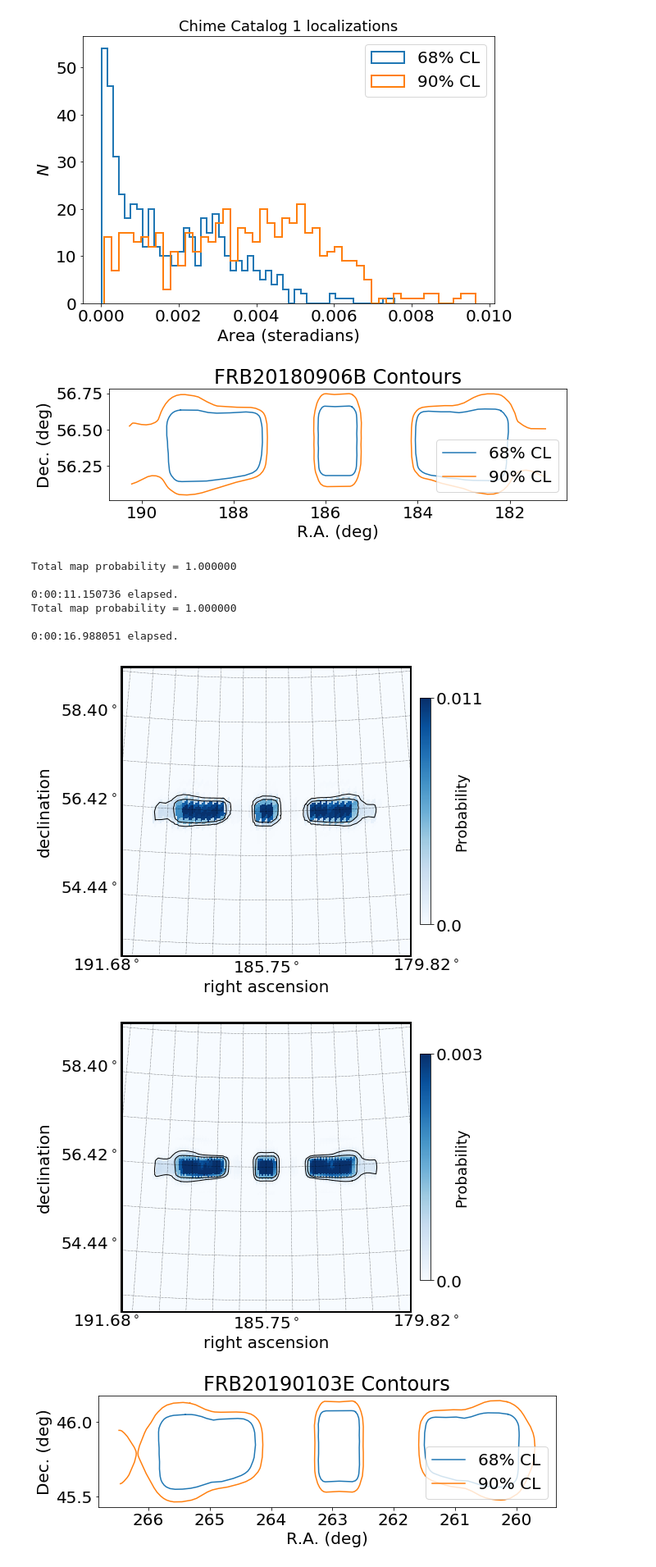
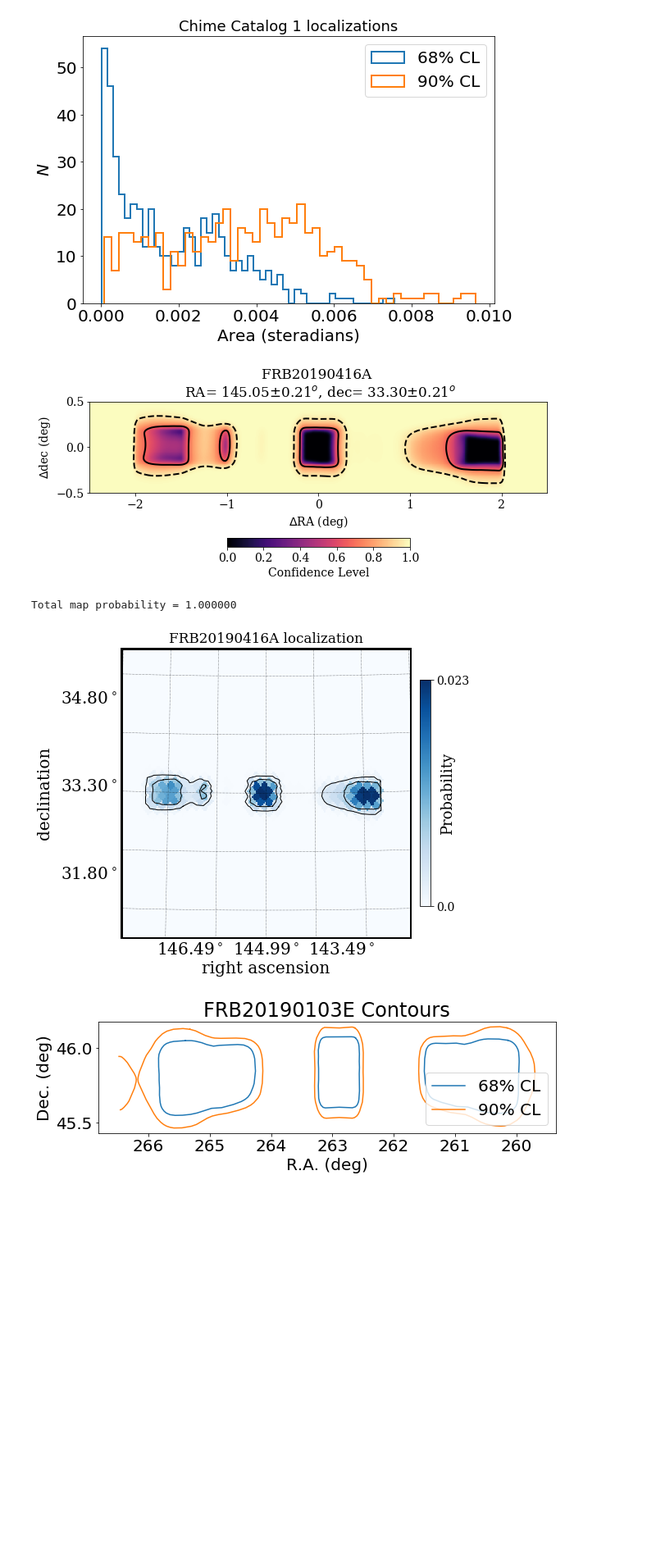
Before and after one commit to jessiethw/FRB, a Jupyter notebook: localizations.ipynb, the cells around one changed output. Shown at 82% size. Saved outputs shown, nothing was run; the diff lists cells and outputs as text; code cells hidden in the pictures; blank space fills up the shorter version.

```diff
--- a/localizations.ipynb
+++ b/localizations.ipynb
@@ -508,7 +505,7 @@ index=np.where(tns_name==np.asarray(new_localizations['tns_name']))[0][0]
 frb = dat_loc + tns_name+'_localization.h5'
 f = h5.File(frb, 'r')
 
-def make_healpix_mapping(f, new_nside=512, use_msk=True):
+def make_healpix_mapping(f, reso=2., new_nside=512, use_msk=True, title=''):
     ra = np.radians(f['/'].attrs['ra'])
     dec = np.radians(f['/'].attrs['dec'])
 
@@ -531,29 +528,22 @@ def make_healpix_mapping(f, new_nside=512, use_msk=True):
 
     print('Total map probability = %.6f'%frb_probs.sum())
     if use_msk==True:
-        plot_zoom(frb_probs, ra, dec, reso=new_localizations['ra_unc'][index]/2, CL=new_CL)
+        plot_zoom(frb_probs, ra, dec, reso=reso, CL=new_CL, title=title)
     else:
-        plot_zoom(frb_probs, ra, dec, reso=new_localizations['ra_unc'][index]/2)
+        plot_zoom(frb_probs, ra, dec, reso=reso/2, title=title)
 
 #make_healpix_mapping(f, new_nside=256)
 # %%
-f2=h5.File(samp_f[0],'r')
-#show_localizations(f2)
-show_contours(f2)
-with(time('healpix map, %s, nside=512'%samp_f[0][len(dat_loc):])):
-    make_healpix_mapping(f2, new_nside=512)
-with(time('healpix map, %s, nside=1024'%samp_f[0][len(dat_loc):])):
-    make_healpix_mapping(f2, new_nside=1024)
+f2 = h5.File(dat_loc+'FRB20190416A_localization.h5','r')
+show_localizations(f2)
+#show_contours(f2)
+#with(time('healpix map, %s, nside=512'%samp_f[0][len(dat_loc):])):
+#    make_healpix_mapping(f2, new_nside=512)
+make_healpix_mapping(f2, reso=1.5, title='FRB20190416A localization')
 # %% [output]
-[figure, old version]
+[figure, new version]
 Total map probability = 1.000000
-
-0:00:11.150736 elapsed.
-Total map probability = 1.000000
-
-0:00:16.988051 elapsed.
-[figure, old version]
+[figure, new version]
-[figure, removed]
 # %%
 f2=h5.File(samp_f[1],'r')
 #show_localizations(f2)
```
Also changed, not shown: parts of 6 cells of this notebook, 2 other files.
